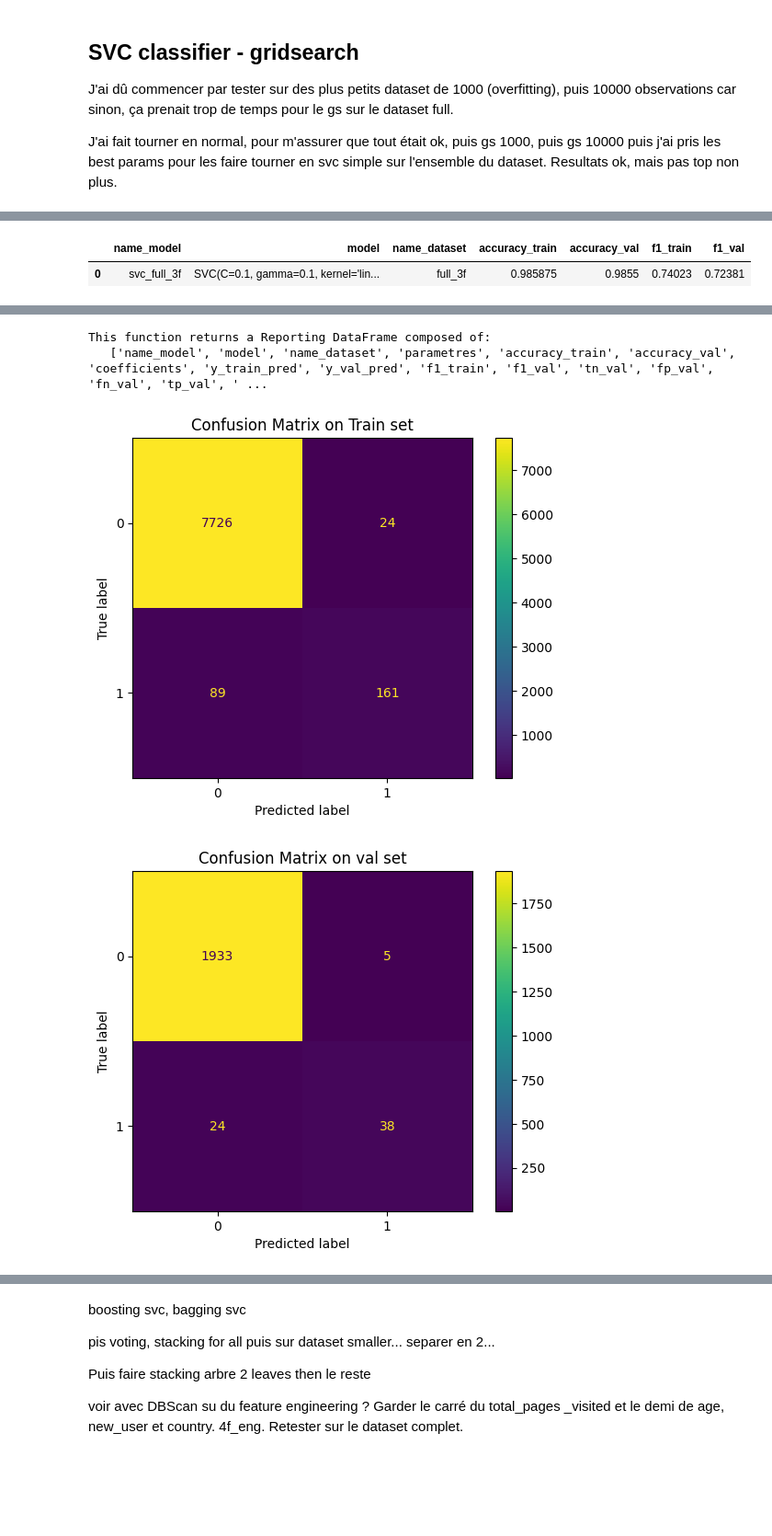
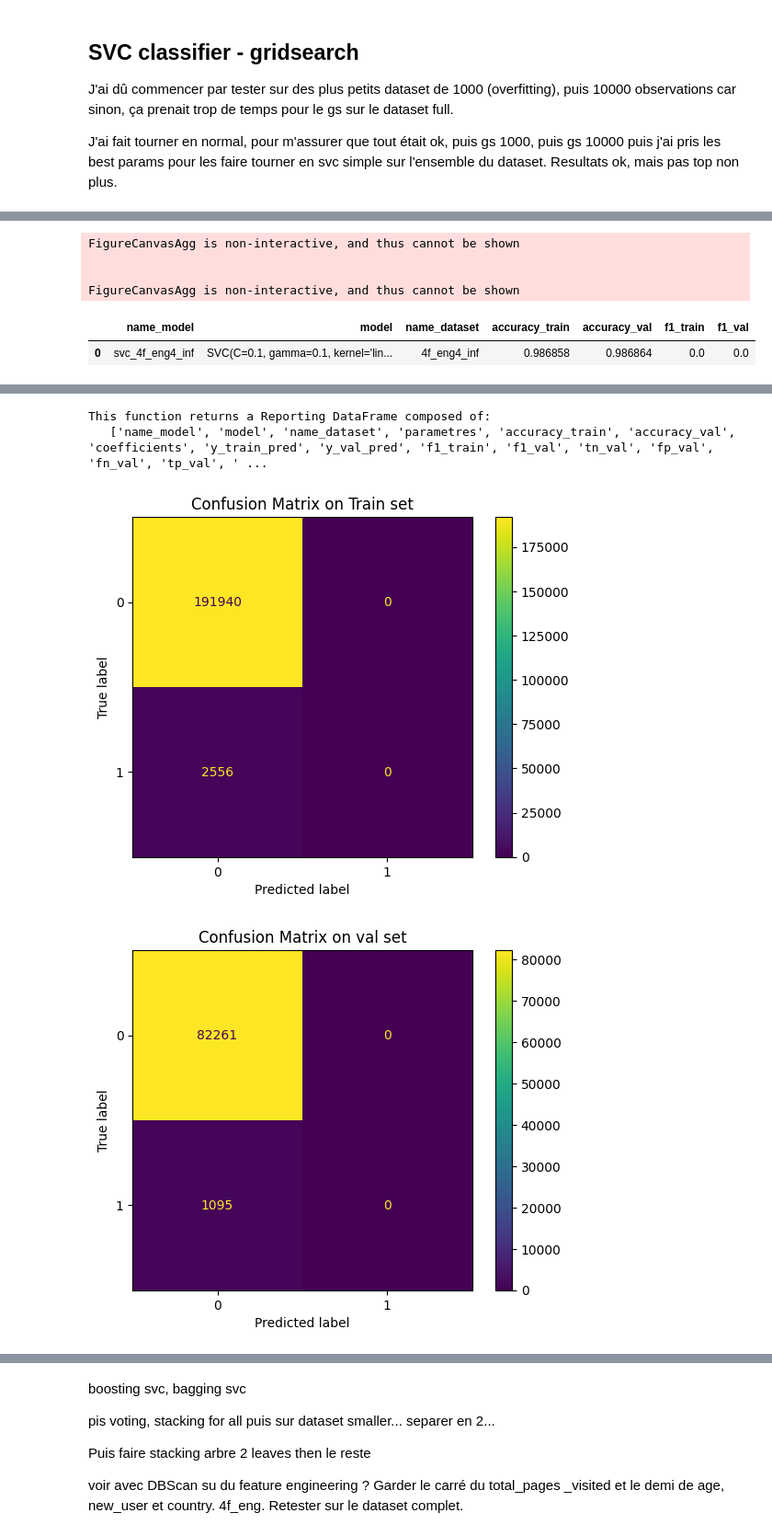
Before and after one commit to kumquat42/202311_jedha_Bloc3_ML_challenge, a Jupyter notebook: 202311_jedha_bloc3_ML_challenge.ipynb, the cells around one changed output, grey strips where cells are left out. Shown at 92% size. Drawn from its saved outputs; the diff is of its cells as text; code cells hidden in the pictures; blank space fills up the shorter version.

```diff
--- a/202311_jedha_bloc3_ML_challenge.ipynb
+++ b/202311_jedha_bloc3_ML_challenge.ipynb
@@ -545,3 +573,0 @@ X_train.shape, len(y_train)
-# %%
-X_val, y_val = X_inf_v, y_inf_v
-X_val.shape, len(y_val)
@@ -838,16 +907,18 @@ logreg = LogisticRegression()
 
 # Grid of values to be tested
 params = {
-    'C': [0.1, 1.0, 10.0]
+    'C': [0.1, 1.0, 10.0],
+    'penalty':['l1', 'l2']
 }
 reglog_opt = GridSearchCV(logreg, param_grid = params, cv = 3) # cv : the number of folds to be used for CV
 reglog_opt.fit(X_train, y_train)
 
-reglog_gs = model_scores('reglog_gs', reglog_opt.best_estimator_, 'full')
 
-final_scoring= pd.concat([final_scoring,reglog_gs])
+reglog_gs_4f_eng4_inf = model_scores('reglog_gs_4f_eng4_inf', reglog_opt.best_estimator_, '4f_eng4_inf', percent)
 
-reglog_gs.parametres[0]
+final_scoring= pd.concat([final_scoring,reglog_gs_4f_eng4_inf])
+
+reglog_gs_4f_eng4_inf.parametres[0]
 
 #reglog_gs.parametres[0]
 '''
@@ -868,3 +939,4 @@ reglog_gs.parametres[0]
  'warm_start': False}
 
 '''
+# pasok avec 4f_eng4_inf  0.383951	0.399217
@@ -930,9 +1052,9 @@ estimator__max_depth': 8,
  'n_estimators': 5,'''
 
 decision_tree.fit(X_train, y_train)
-tree_4f_full_3_bis = model_scores('tree_4f_full_3_bis', decision_tree, '4f_full_3_bis', percent)
+tree_4f_eng4_sup = model_scores('tree_4f_eng4_sup', decision_tree, '4f_eng4_sup', percent)
 
-final_scoring= pd.concat([final_scoring,tree_4f_full_3_bis])
+final_scoring= pd.concat([final_scoring,tree_4f_eng4_sup])
 # param classique : overfit à mort... Try avec gs...
 #4feat_eng 1...0.781321	0.735632  overfitting
 #4feat_eng 2...	0.781321 0.737001  overfitting _ idem
@@ -940,7 +1062,10 @@ final_scoring= pd.concat([final_scoring,tree_4f_full_3_bis])
 #4f_inf: 0.2852	0.500575
 # tree_4f_full_30% val: 0.74934	0.704545 avec best_param
 #tree_4f_full_30% val avec max_dept=5, min sample = 1 , 0.761644	0.715152 overfitting... pas cool...
-
+#4f_eng3 # 0.76587	0.744195
+#4f_eng4 #	0.76587	0.744195
+#4f_eng4_inf #	0.421166	0.413836 pourri
+#4f_eng4_sup #		0.929016	0.914555 super...
 
 #4finf_tv, 0.275466	0.267568 mauvais
 # %% [output]
@@ -1073,14 +1198,16 @@ xgboost = XGBClassifier()
 params = {
     'max_depth': [2, 5, 8],
     'min_child_weight': [3, 10, 20],
-    'n_estimators': [30, 40, 50 ]
+    'n_estimators': [30, 40, 50]
 }
 print(params)
-xg_gs2= GridSearchCV(xgboost, param_grid = params, cv = 3)
-xg_gs2.fit(X_train, y_train)
+xg_gs2_4f_eng4_inf = GridSearchCV(xgboost, param_grid = params, cv = 3)
+xg_gs2_4f_eng4_inf .fit(X_train, y_train)
 
-xg_gs2_3f = model_scores('xg_gs2_3f', xg_gs2.best_estimator_, '3f')
+xg_gs2_4f_eng4_inf = model_scores('xg_gs2_4f_eng4_inf', xg_gs2_4f_eng4_inf.best_estimator_, '4f_eng4_inf', percent)
 
-final_scoring= pd.concat([final_scoring,xg_gs2_3f])
+final_scoring= pd.concat([final_scoring,xg_gs2_4f_eng4_inf])
 # 0.74479	0.729927- # 'max_depth': 2, 'min_child_weight': 3,'n_estimators': 50 - 15 '
 #0.711111	0.672566 'max_depth': 5, 'min_child_weight': 10,  'n_estimators': 40
+
+# avec 4f_eng4_inf : 0.385198	0.395806 pourri... et pour les 0, comme d'hab'
@@ -1141,13 +1320,14 @@ svc = SVC(kernel = 'linear', gamma = 0.1, C = 0.1, probability = True) #
 
 svc.fit(X_train, y_train)
 
-svc_full_3f = model_scores('svc_full_3f', svc, 'full_3f')
+svc_4f_eng4_inf = model_scores('svc_4f_eng4_inf ', svc, '4f_eng4_inf', percent)
 
-final_scoring= pd.concat([final_scoring,svc_full_3f])
+final_scoring= pd.concat([final_scoring,svc_4f_eng4_inf])
 #final_scoring.loc[final_scoring['name_model'] == '
 
 #On 1000_3f = not enough 0. not ok. 0.89 on the train, only 0.44 on the val
 #  10000_3f = 0.720879	0.745763
 # full 13'  0.7384185613408862 0.7262604392205383]]
 # avec sample et bonne % de 0 et 1_ 0.74023	0.72381
+# svc-4f-4eng-inf 0.0	0.0
 # %% [output]
@@ -1175,3 +1367,7 @@ FigureCanvasAgg is non-interactive, and thus cannot be shown
+FigureCanvasAgg is non-interactive, and thus cannot be shown
+
+
+FigureCanvasAgg is non-interactive, and thus cannot be shown
 |  | name_model | model | name_dataset | accuracy_train | accuracy_val | f1_train | f1_val |
-| 0 | svc_full_3f | SVC(C=0.1, gamma=0.1, kernel='lin... | full_3f | 0.985875 | 0.9855 | 0.74023 | 0.72381 |
+| 0 | svc_4f_eng4_inf | SVC(C=0.1, gamma=0.1, kernel='lin... | 4f_eng4_inf | 0.986858 | 0.986864 | 0.0 | 0.0 |
 |  | name_model | model | name_dataset | tn_val | fp_val | fn_val | tp_val | tn_train | fp_train | fn_train | ... |
@@ -1181,4 +1377,4 @@ FigureCanvasAgg is non-interactive, and thus cannot be shown
-This function returns a Reporting DataFrame composed of:
-   ['name_model', 'model', 'name_dataset', 'parametres', 'accuracy_train', 'accuracy_val', 'coefficients', 'y_train_pred', 'y_val_pred', 'f1_train', 'f1_val', 'tn_val', 'fp_val', 'fn_val', 'tp_val', ' ...
+This function returns a Reporting DataFrame composed of:
+   ['name_model', 'model', 'name_dataset', 'parametres', 'accuracy_train', 'accuracy_val', 'coefficients', 'y_train_pred', 'y_val_pred', 'f1_train', 'f1_val', 'tn_val', 'fp_val', 'fn_val', 'tp_val', ' ...
-[figure, old version]
+[figure, new version]
-[figure, old version]
+[figure, new version]
```
Also changed, not shown: parts of 20 cells of this notebook, 2 other files.
